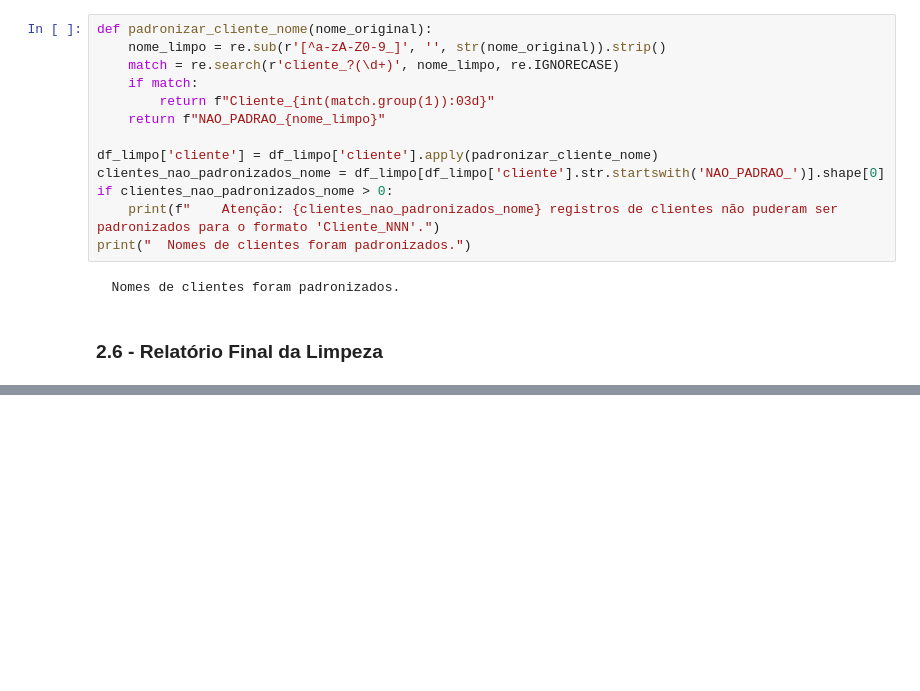
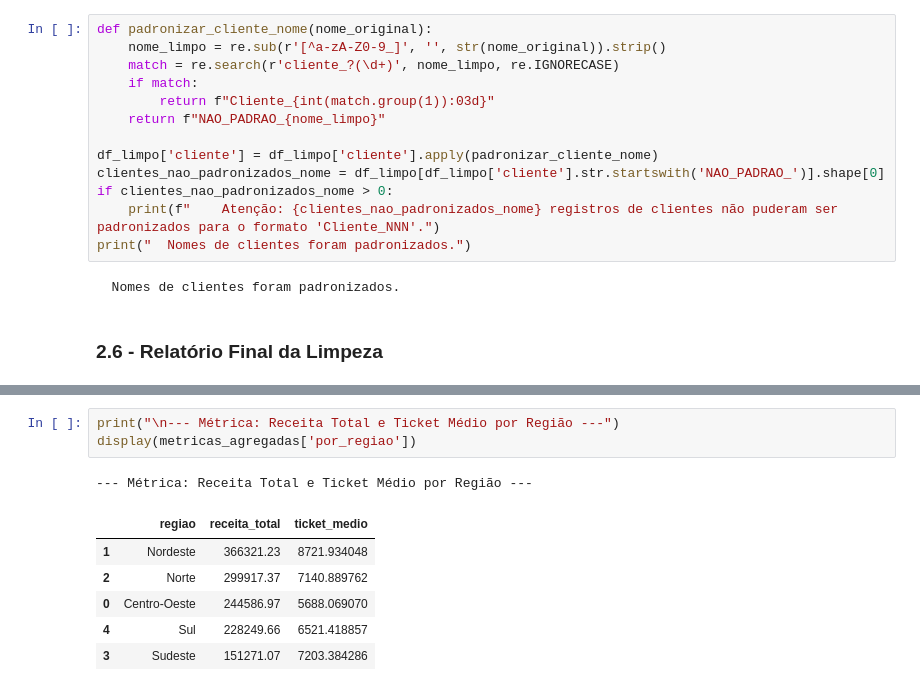
Before and after one commit to nemseibr/SCTEC2026.SALESINSIGHT.PY, a Jupyter notebook: SCTEC2026.SALESINSIGHT/PROJETO_SALESINSIGHT/salesinsight.ipynb, the cells around one changed output, grey strips where cells are left out. Drawn from its saved outputs; the diff is of its cells as text; blank space fills up the shorter version.

```diff
--- a/SCTEC2026.SALESINSIGHT/PROJETO_SALESINSIGHT/salesinsight.ipynb
+++ b/SCTEC2026.SALESINSIGHT/PROJETO_SALESINSIGHT/salesinsight.ipynb
@@ -319,0 +521,11 @@ Primeiros 5 registros do DataFrame limpo:
+# %%
+print("\n--- Métrica: Receita Total e Ticket Médio por Região ---")
+display(metricas_agregadas['por_regiao'])
+# %% [output]
+--- Métrica: Receita Total e Ticket Médio por Região ---
+|  | regiao | receita_total | ticket_medio |
+| 1 | Nordeste | 366321.23 | 8721.934048 |
+| 2 | Norte | 299917.37 | 7140.889762 |
+| 0 | Centro-Oeste | 244586.97 | 5688.069070 |
+| 4 | Sul | 228249.66 | 6521.418857 |
+| 3 | Sudeste | 151271.07 | 7203.384286 |
```
Also changed, not shown: parts of 28 cells of this notebook.
